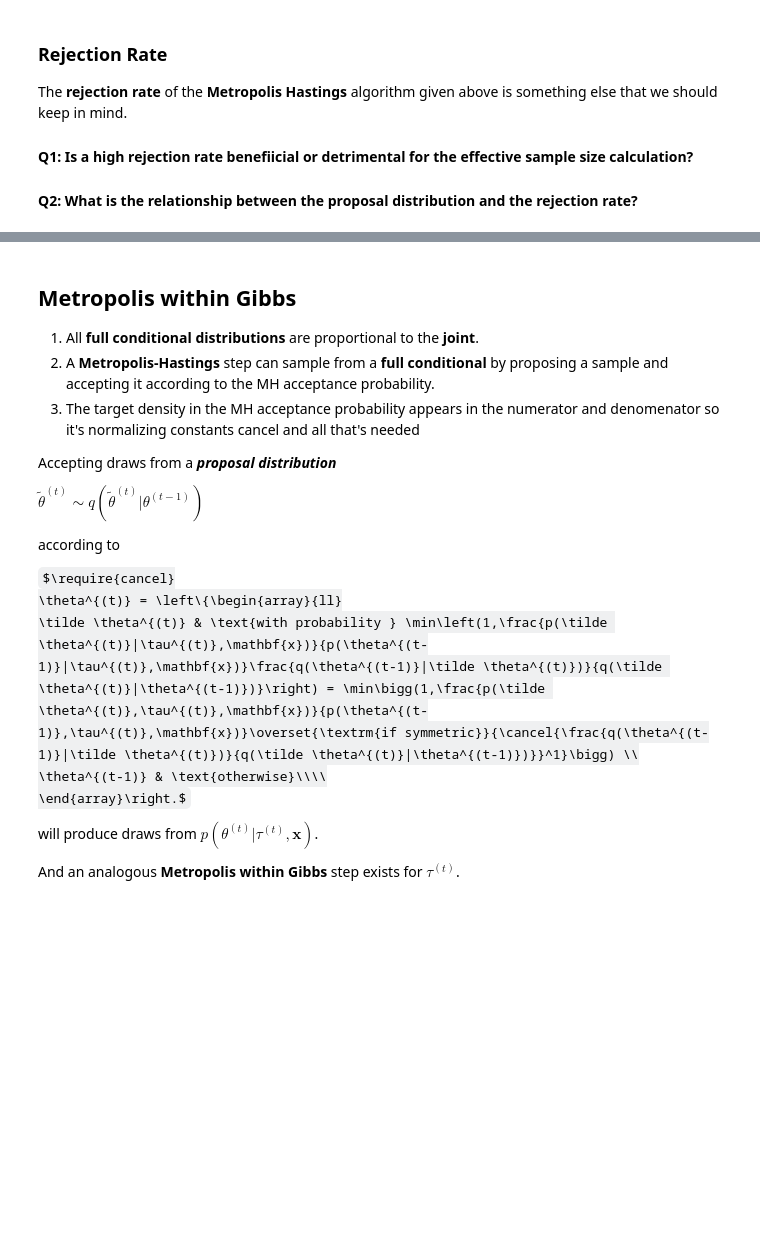
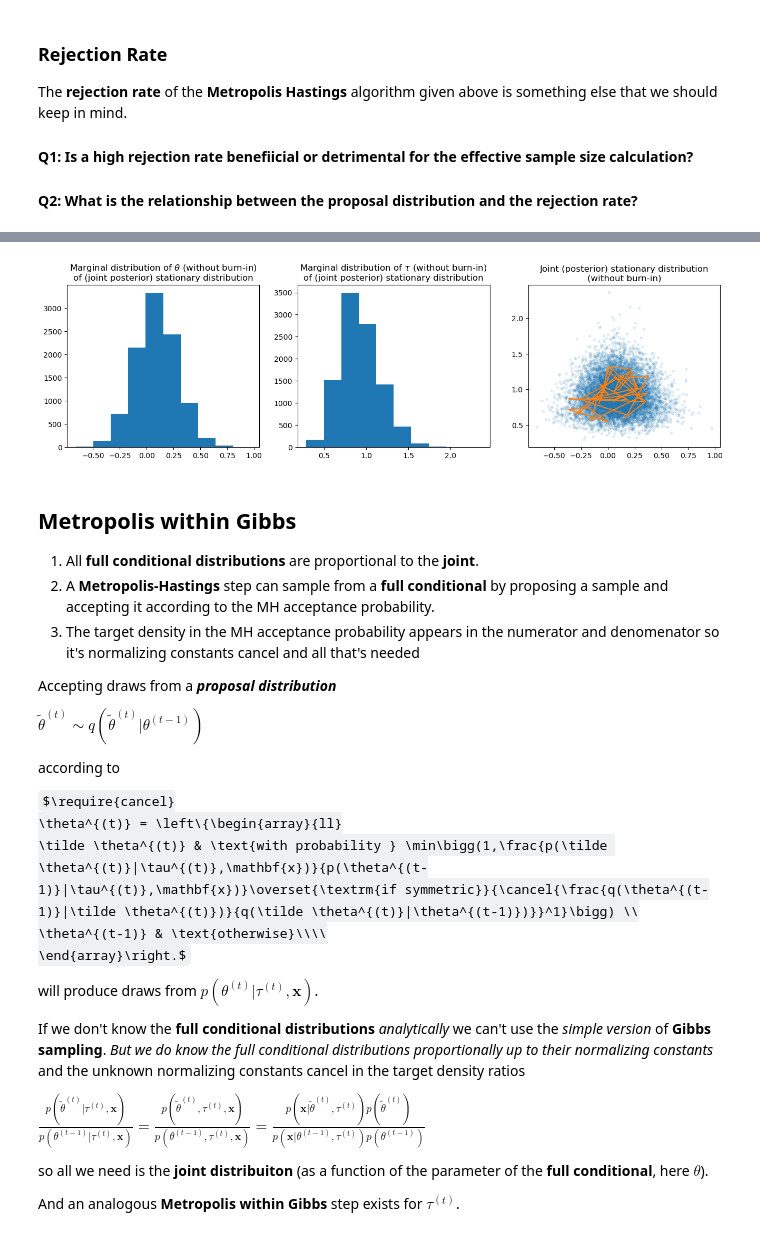
Before and after one commit to pointOfive/STA365daysofbayes, a Jupyter notebook: Bayes_03_Metropolis_Hastings.ipynb, the cells around one changed output, grey strips where cells are left out. Saved outputs shown, nothing was run; the diff lists cells and outputs as text; code cells hidden in the pictures; some formulas as TeX source; blank space fills up the shorter version.

```diff
--- a/Bayes_03_Metropolis_Hastings.ipynb
+++ b/Bayes_03_Metropolis_Hastings.ipynb
@@ -165,14 +186,16 @@ ax[0].legend(); ax[1].legend(); ax[2].legend(); ax[3].legend();
 # %%
 fig,ax = plt.subplots(1, 3, figsize=(16,4))
-ax[0].set_title("Marginal distribution of $\\theta$ (without burn-in)\nof (joint posterior) stationary distributions")
-ax[1].set_title("Marginal distribution of $\\tau$ (without burn-in)\nof (joint posterior) stationary distributions")
-ax[2].set_title("Joint (posterior) stationary distributions\n(without burn-in)")
+ax[0].set_title("Marginal distribution of $\\theta$ (without burn-in)\nof (joint posterior) stationary distribution")
+ax[1].set_title("Marginal distribution of $\\tau$ (without burn-in)\nof (joint posterior) stationary distribution")
+ax[2].set_title("Joint (posterior) stationary distribution\n(without burn-in)")
 
 ax[0].hist(theta[0,burn:])
 ax[1].hist(tau[0,burn:])
 ax[2].plot(theta[0,burn:], tau[0,burn:], '.', alpha=0.1);
 demo = 3*burn
 ax[2].plot(theta[0,burn:demo], tau[0,burn:demo]);
+# %% [output]
+[figure, added]
 # %% [markdown]
 ## Metropolis within Gibbs
 
@@ -188,10 +211,16 @@ according to
 
 $\require{cancel}
 \theta^{(t)} = \left\{\begin{array}{ll}
-\tilde \theta^{(t)} & \text{with probability } \min\left(1,\frac{p(\tilde \theta^{(t)}|\tau^{(t)},\mathbf{x})}{p(\theta^{(t-1)}|\tau^{(t)},\mathbf{x})}\frac{q(\theta^{(t-1)}|\tilde \theta^{(t)})}{q(\tilde \theta^{(t)}|\theta^{(t-1)})}\right) = \min\bigg(1,\frac{p(\tilde \theta^{(t)},\tau^{(t)},\mathbf{x})}{p(\theta^{(t-1)},\tau^{(t)},\mathbf{x})}\overset{\textrm{if symmetric}}{\cancel{\frac{q(\theta^{(t-1)}|\tilde \theta^{(t)})}{q(\tilde \theta^{(t)}|\theta^{(t-1)})}}^1}\bigg) \\
+\tilde \theta^{(t)} & \text{with probability } \min\bigg(1,\frac{p(\tilde \theta^{(t)}|\tau^{(t)},\mathbf{x})}{p(\theta^{(t-1)}|\tau^{(t)},\mathbf{x})}\overset{\textrm{if symmetric}}{\cancel{\frac{q(\theta^{(t-1)}|\tilde \theta^{(t)})}{q(\tilde \theta^{(t)}|\theta^{(t-1)})}}^1}\bigg) \\
 \theta^{(t-1)} & \text{otherwise}\\\\
 \end{array}\right.$
 
 will produce draws from $p(\theta^{(t)}|\tau^{(t)},\mathbf{x})$.
 
+If we don't know the **full conditional distributions** *analytically* we can't use the *simple version* of **Gibbs sampling**. *But we do know the full conditional distributions proportionally up to their normalizing constants* and the unknown normalizing constants cancel in the target density ratios
+
+$\frac{p(\tilde \theta^{(t)}|\tau^{(t)},\mathbf{x})}{p(\theta^{(t-1)}|\tau^{(t)},\mathbf{x})} = \frac{p(\tilde \theta^{(t)},\tau^{(t)},\mathbf{x})}{p(\theta^{(t-1)},\tau^{(t)},\mathbf{x})} = \frac{p(\mathbf{x}|\tilde \theta^{(t)},\tau^{(t)})p(\tilde \theta^{(t)})}{p(\mathbf{x}|\theta^{(t-1)},\tau^{(t)})p(\theta^{(t-1)})}$
+
+so all we need is the **joint distribuiton** (as a function of the parameter of the **full conditional**, here $\theta$).
+
 And an analogous **Metropolis within Gibbs** step exists for $\tau^{(t)}$.
```
Also changed, not shown: parts of 14 cells of this notebook.
